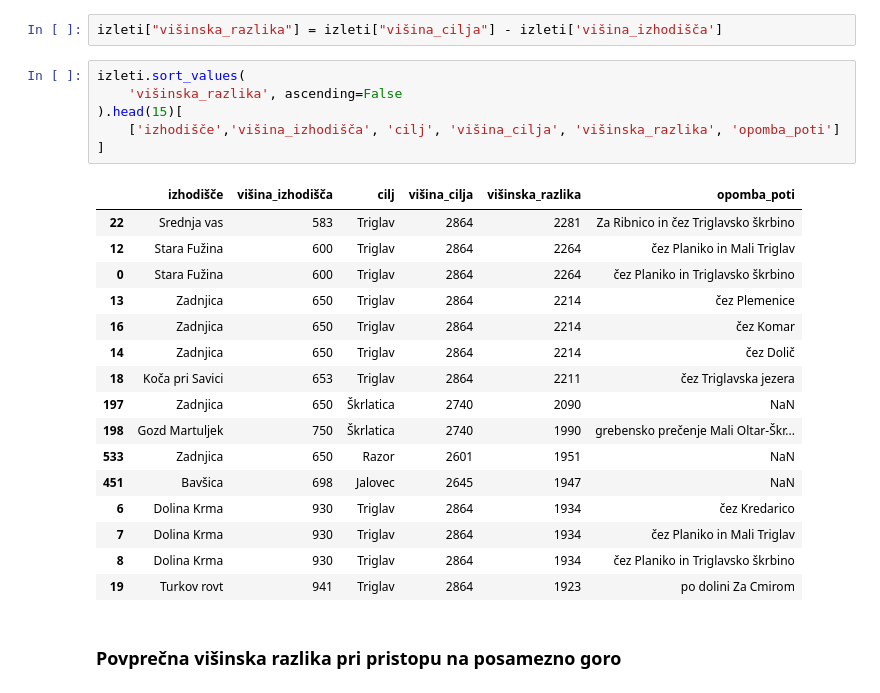
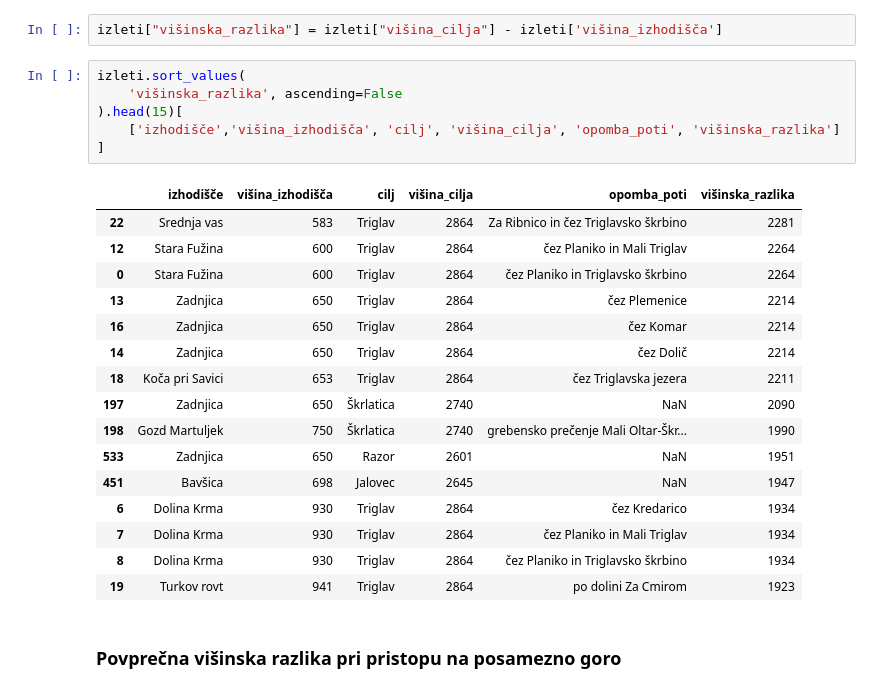
Before and after one commit to gasperurh942/Izleti_na_slovenske_dvatisocake, a Jupyter notebook: Izleti.ipynb, the cells around one changed output. Saved outputs shown, nothing was run; the diff lists cells and outputs as text.

```diff
--- a/Izleti.ipynb
+++ b/Izleti.ipynb
@@ -67,26 +68,26 @@ izleti["višinska_razlika"] = izleti["višina_cilja"] - izleti['višina_izhodiš
 # %%
 izleti.sort_values(
     'višinska_razlika', ascending=False
 ).head(15)[
-    ['izhodišče','višina_izhodišča', 'cilj', 'višina_cilja', 'višinska_razlika', 'opomba_poti']
+    ['izhodišče','višina_izhodišča', 'cilj', 'višina_cilja', 'opomba_poti', 'višinska_razlika']
 ]
 # %% [output]
-|  | izhodišče | višina_izhodišča | cilj | višina_cilja | višinska_razlika | opomba_poti |
-| 22 | Srednja vas | 583 | Triglav | 2864 | 2281 | Za Ribnico in čez Triglavsko škrbino |
-| 12 | Stara Fužina | 600 | Triglav | 2864 | 2264 | čez Planiko in Mali Triglav |
-| 0 | Stara Fužina | 600 | Triglav | 2864 | 2264 | čez Planiko in Triglavsko škrbino |
-| 13 | Zadnjica | 650 | Triglav | 2864 | 2214 | čez Plemenice |
-| 16 | Zadnjica | 650 | Triglav | 2864 | 2214 | čez Komar |
-| 14 | Zadnjica | 650 | Triglav | 2864 | 2214 | čez Dolič |
-| 18 | Koča pri Savici | 653 | Triglav | 2864 | 2211 | čez Triglavska jezera |
-| 197 | Zadnjica | 650 | Škrlatica | 2740 | 2090 | NaN |
-| 198 | Gozd Martuljek | 750 | Škrlatica | 2740 | 1990 | grebensko prečenje Mali Oltar-Škr... |
-| 533 | Zadnjica | 650 | Razor | 2601 | 1951 | NaN |
-| 451 | Bavšica | 698 | Jalovec | 2645 | 1947 | NaN |
-| 6 | Dolina Krma | 930 | Triglav | 2864 | 1934 | čez Kredarico |
-| 7 | Dolina Krma | 930 | Triglav | 2864 | 1934 | čez Planiko in Mali Triglav |
-| 8 | Dolina Krma | 930 | Triglav | 2864 | 1934 | čez Planiko in Triglavsko škrbino |
-| 19 | Turkov rovt | 941 | Triglav | 2864 | 1923 | po dolini Za Cmirom |
+|  | izhodišče | višina_izhodišča | cilj | višina_cilja | opomba_poti | višinska_razlika |
+| 22 | Srednja vas | 583 | Triglav | 2864 | Za Ribnico in čez Triglavsko škrbino | 2281 |
+| 12 | Stara Fužina | 600 | Triglav | 2864 | čez Planiko in Mali Triglav | 2264 |
+| 0 | Stara Fužina | 600 | Triglav | 2864 | čez Planiko in Triglavsko škrbino | 2264 |
+| 13 | Zadnjica | 650 | Triglav | 2864 | čez Plemenice | 2214 |
+| 16 | Zadnjica | 650 | Triglav | 2864 | čez Komar | 2214 |
+| 14 | Zadnjica | 650 | Triglav | 2864 | čez Dolič | 2214 |
+| 18 | Koča pri Savici | 653 | Triglav | 2864 | čez Triglavska jezera | 2211 |
+| 197 | Zadnjica | 650 | Škrlatica | 2740 | NaN | 2090 |
+| 198 | Gozd Martuljek | 750 | Škrlatica | 2740 | grebensko prečenje Mali Oltar-Škr... | 1990 |
+| 533 | Zadnjica | 650 | Razor | 2601 | NaN | 1951 |
+| 451 | Bavšica | 698 | Jalovec | 2645 | NaN | 1947 |
+| 6 | Dolina Krma | 930 | Triglav | 2864 | čez Kredarico | 1934 |
+| 7 | Dolina Krma | 930 | Triglav | 2864 | čez Planiko in Mali Triglav | 1934 |
+| 8 | Dolina Krma | 930 | Triglav | 2864 | čez Planiko in Triglavsko škrbino | 1934 |
+| 19 | Turkov rovt | 941 | Triglav | 2864 | po dolini Za Cmirom | 1923 |
 # %% [markdown]
 ### Povprečna višinska razlika pri pristopu na posamezno goro
 # %%
```
Also changed, not shown: parts of 29 cells of this notebook.
